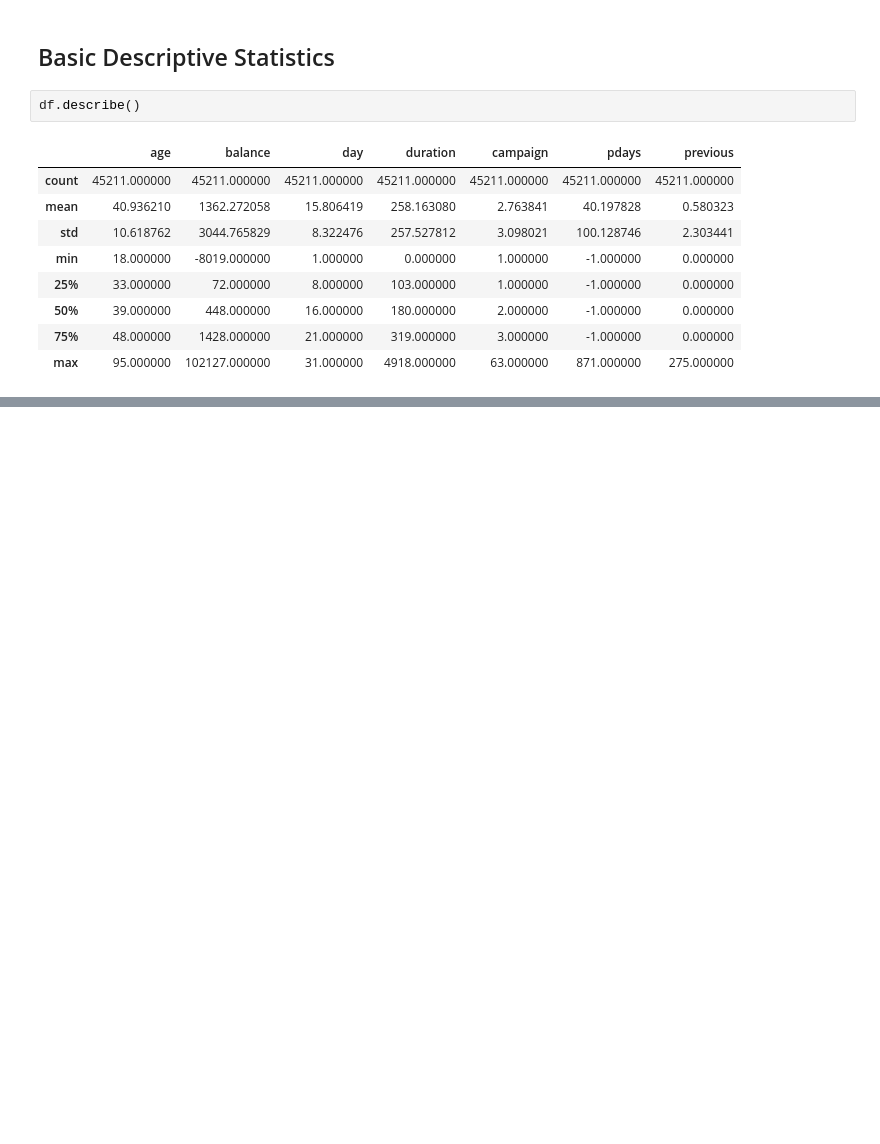
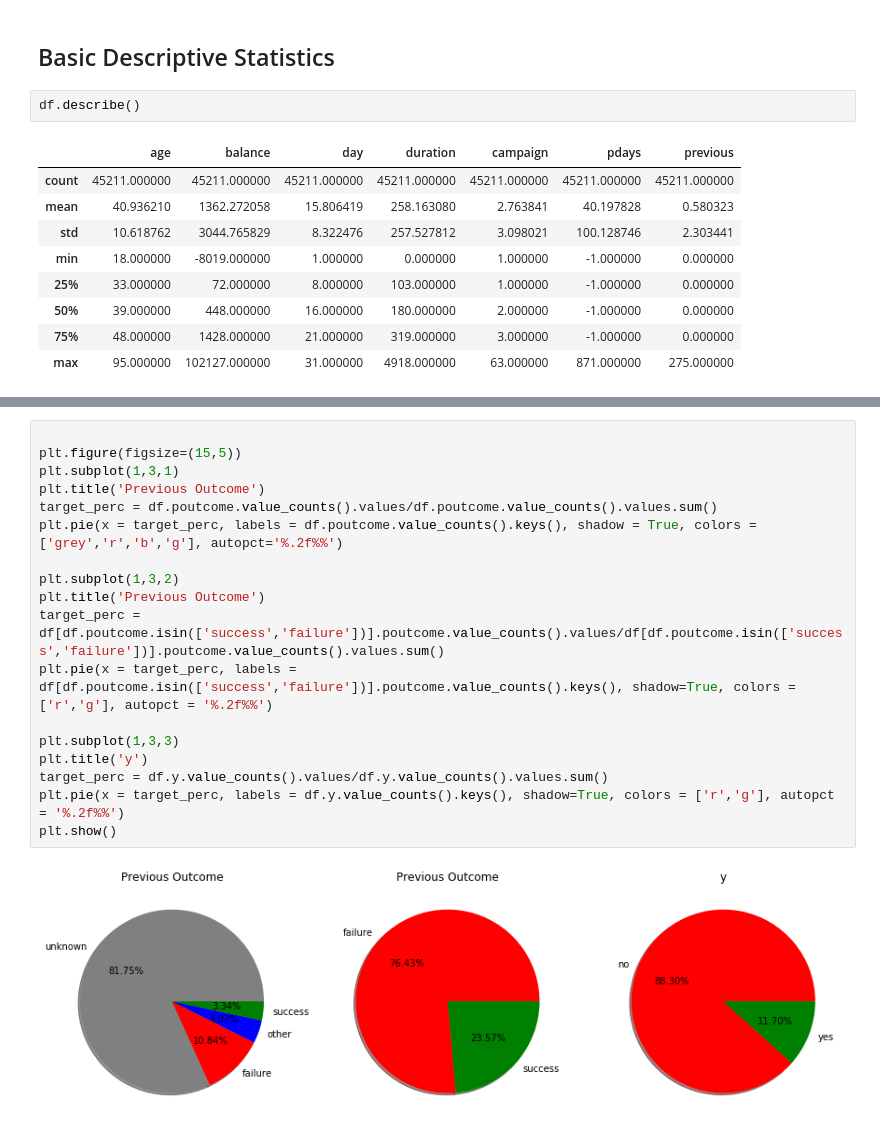
Before and after one commit to caseywasey/Bank-Marketing-Data-Set-Example-Project, a Jupyter notebook: Bank Project - Exploratory Data Analysis.ipynb, the cells around one changed output, grey strips where cells are left out. Drawn from its saved outputs; the diff is of its cells as text; blank space fills up the shorter version.

```diff
--- a/Bank Project - Exploratory Data Analysis.ipynb
+++ b/Bank Project - Exploratory Data Analysis.ipynb
@@ -48,0 +84,20 @@ TypeError: unsupported operand type(s) for /: 'dict_values' and 'float'
+# %%
+
+plt.figure(figsize=(15,5))
+plt.subplot(1,3,1)
+plt.title('Previous Outcome')
+target_perc = df.poutcome.value_counts().values/df.poutcome.value_counts().values.sum()
+plt.pie(x = target_perc, labels = df.poutcome.value_counts().keys(), shadow = True, colors = ['grey','r','b','g'], autopct='%.2f%%')
+
+plt.subplot(1,3,2)
+plt.title('Previous Outcome')
+target_perc = df[df.poutcome.isin(['success','failure'])].poutcome.value_counts().values/df[df.poutcome.isin(['success','failure'])].poutcome.value_counts().values.sum()
+plt.pie(x = target_perc, labels = df[df.poutcome.isin(['success','failure'])].poutcome.value_counts().keys(), shadow=True, colors = ['r','g'], autopct = '%.2f%%')
+
+plt.subplot(1,3,3)
+plt.title('y')
+target_perc = df.y.value_counts().values/df.y.value_counts().values.sum()
+plt.pie(x = target_perc, labels = df.y.value_counts().keys(), shadow=True, colors = ['r','g'], autopct = '%.2f%%')
+plt.show()
+# %% [output]
+[figure, added]
```
Also changed, not shown: parts of 14 cells of this notebook.
